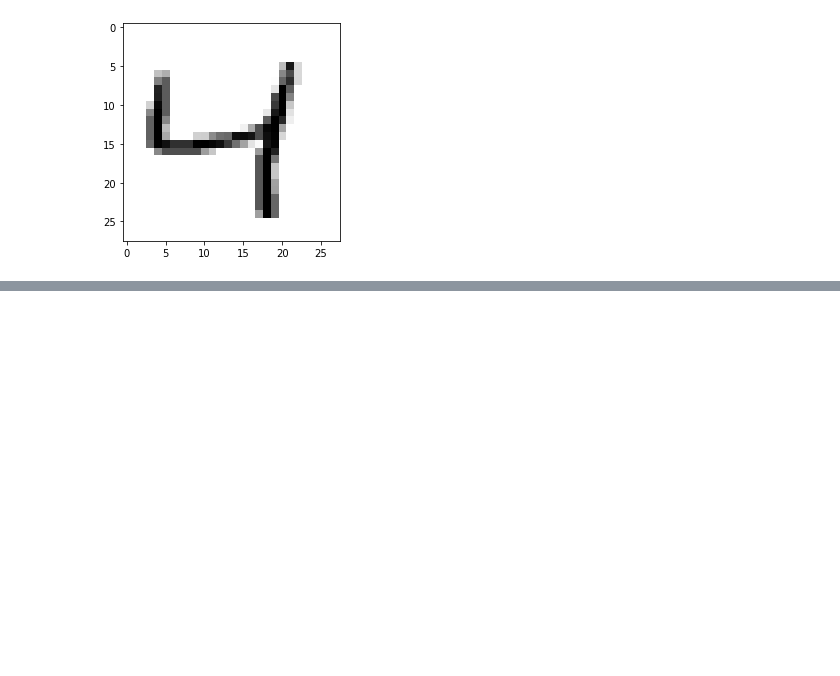
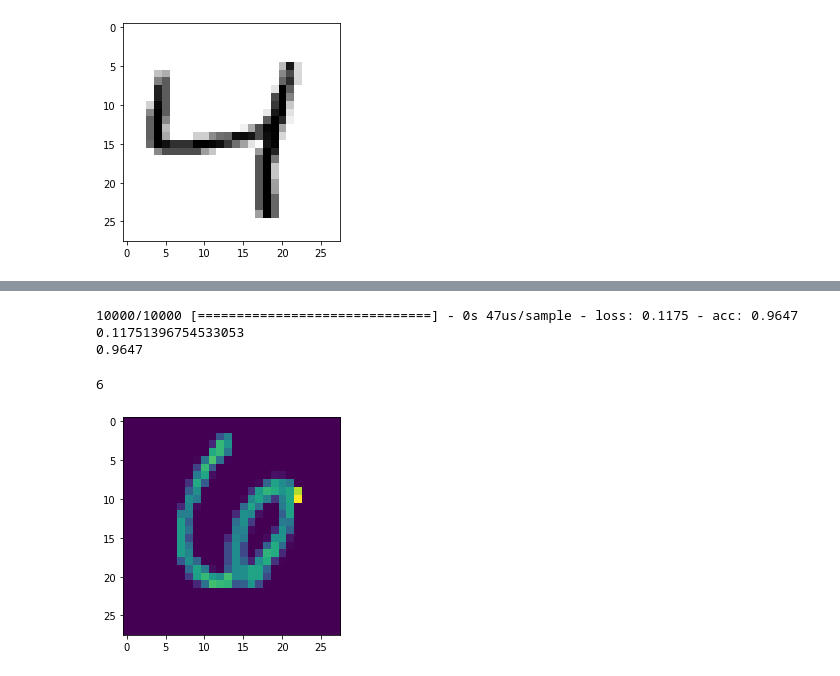
Before and after one commit to adityakalra581/Data-Science, a Jupyter notebook: Deep Learning/MNIST.ipynb, the cells around one changed output, grey strips where cells are left out. Drawn from its saved outputs; the diff is of its cells as text; code cells hidden in the pictures; blank space fills up the shorter version.

Commit message:
Model Created

```diff
--- a/Deep Learning/MNIST.ipynb
+++ b/Deep Learning/MNIST.ipynb
@@ -38,0 +83,5 @@ plt.show()
+# %%
+## Normalize the Datset:
+## x_train = tf.keras.utils.normalize(x_train, axis=1)
+train_x = tf.keras.utils.normalize(train_x,axis=1)
+test_x = tf.keras.utils.normalize(test_x, axis=1)
@@ -38,0 +143,8 @@ plt.show()
+# %%
+val_loss, val_acc = model.evaluate(test_x, test_y)
+print(val_loss)
+print(val_acc)
+# %% [output]
+10000/10000 [==============================] - 0s 47us/sample - loss: 0.1175 - acc: 0.9647
+0.11751396754533053
+0.9647
@@ -38,0 +153,9 @@ plt.show()
+# %%
+print(np.argmax(predictions[66]))
+# %% [output]
+6
+# %%
+plt.imshow(test_x[66])
+plt.show()
+# %% [output]
+[figure, added]
```
Also changed, not shown: parts of 14 cells of this notebook.
